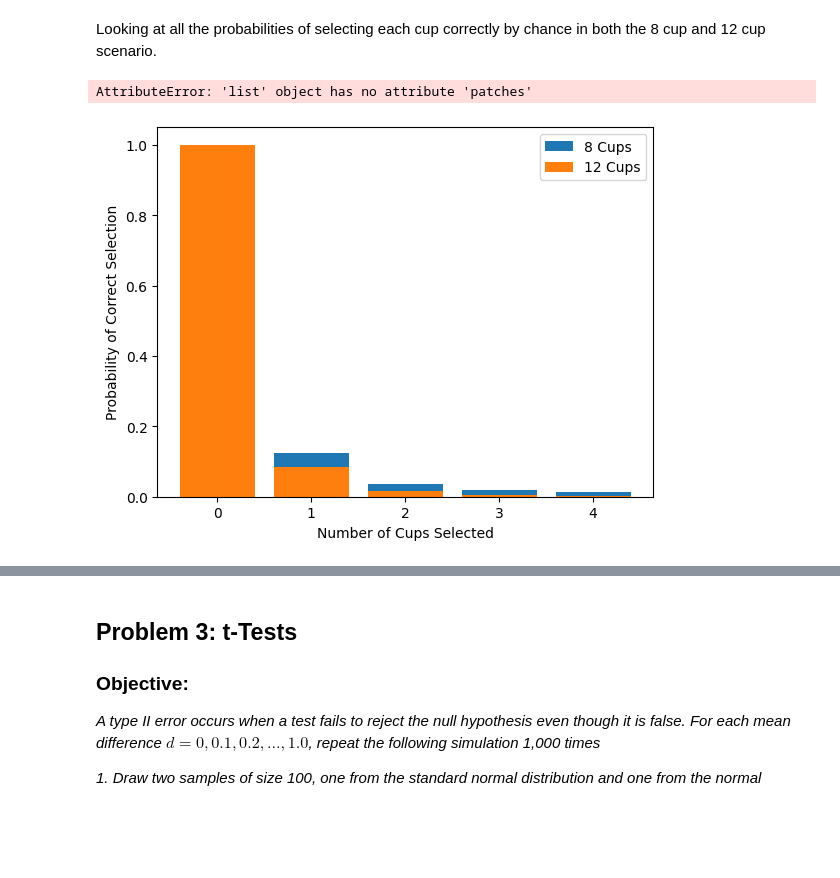
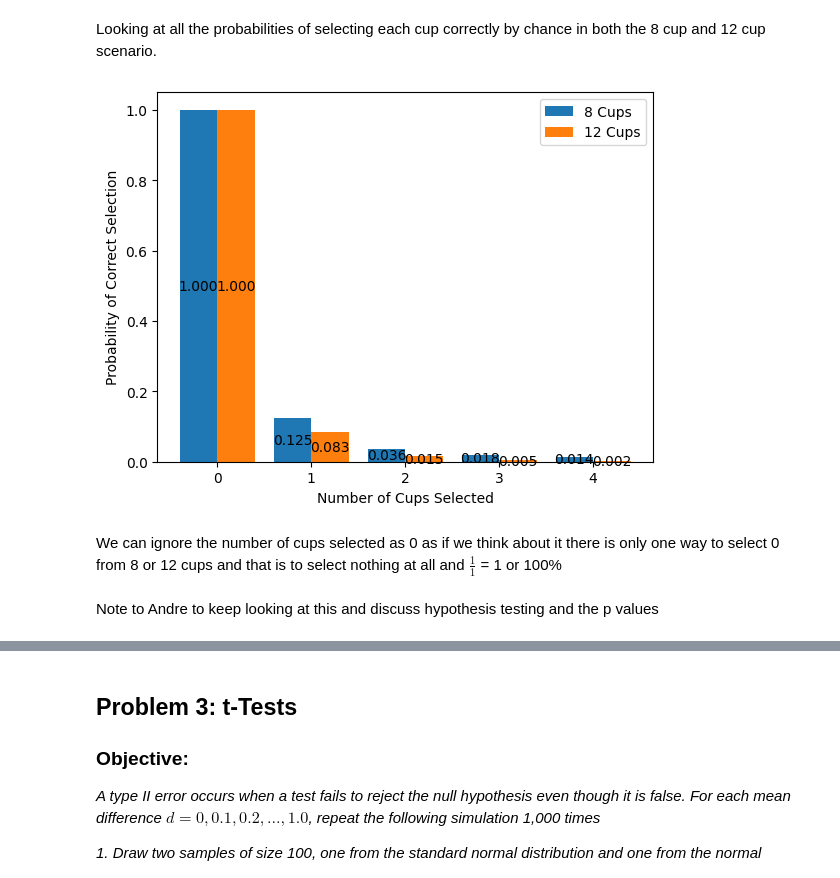
Before and after one commit to AndreHoarau/applied-statistics-assessment, a Jupyter notebook: problems.ipynb, the cells around one changed output, grey strips where cells are left out. Saved outputs shown, nothing was run; the diff lists cells and outputs as text; code cells hidden in the pictures; blank space fills up the shorter version.

Commit message:
managed to get bar charts labelled to show the difference in probability with increased cups.

```diff
--- a/problems.ipynb
+++ b/problems.ipynb
@@ -199,35 +199,36 @@ Looking at all the probabilities of selecting each cup correctly by chance in bo
 # %%
 original_cups = 8
 extended_cups = 12
 cup_count = 0
 y_original = []
 y_extended = []
 while cup_count <= 4:
     ways_original = 1/math.comb(original_cups, cup_count)
     ways_extended = 1/math.comb(extended_cups, cup_count)
     y_original.append(ways_original)
     y_extended.append(ways_extended)
     cup_count += 1
 
-fig,ax = plt.subplots()
-ax.bar(range(5), y_original, label='8 Cups')
-ax.bar(range(5), y_extended, label='12 Cups')
+x = [0, 1, 2, 3, 4]
+
+fig, ax = plt.subplots()
+
+bars1 = ax.bar([i - 0.2 for i in x], y_original, width=0.4, label='8 Cups')
+bars2 = ax.bar([i + 0.2 for i in x], y_extended, width=0.4, label='12 Cups')
+
 ax.set_xlabel('Number of Cups Selected')
 ax.set_ylabel('Probability of Correct Selection')
 ax.legend()
-ax.bar_label(y_original,label_type= 'center')
+
+ax.bar_label(bars1, label_type='center', fmt='%.3f')
+ax.bar_label(bars2, label_type='center', fmt='%.3f')
 plt.show()
-original_bar_chart = plt.bar(range(5), y_original, label='8 Cups')
-extended_bar_chart = plt.bar(range(5), y_extended, label='12 Cups')
-plt.xlabel('Number of Cups Selected')
-plt.ylabel('Probability of Correct Selection')
-plt.legend()
-plt.show()
-
-#Andre check this link to see about making the graph labelled :https://matplotlib.org/stable/gallery/lines_bars_and_markers/bar_label_demo.html
 # %% [output]
-AttributeError: 'list' object has no attribute 'patches'
-[figure, old version]
+[figure, new version]
+# %% [markdown]
+We can ignore the number of cups selected as 0 as if we think about it there is only one way to select 0 from 8 or 12 cups and that is to select nothing at all and $ \frac{1}{1}$ = 1 or 100%
+# %% [markdown]
+Note to Andre to keep looking at this and discuss hypothesis testing and the p values
 # %% [markdown]
 ## Problem 2: Normal Distribution
 <p align="center">
```
Also changed, not shown: parts of 5 cells of this notebook.
